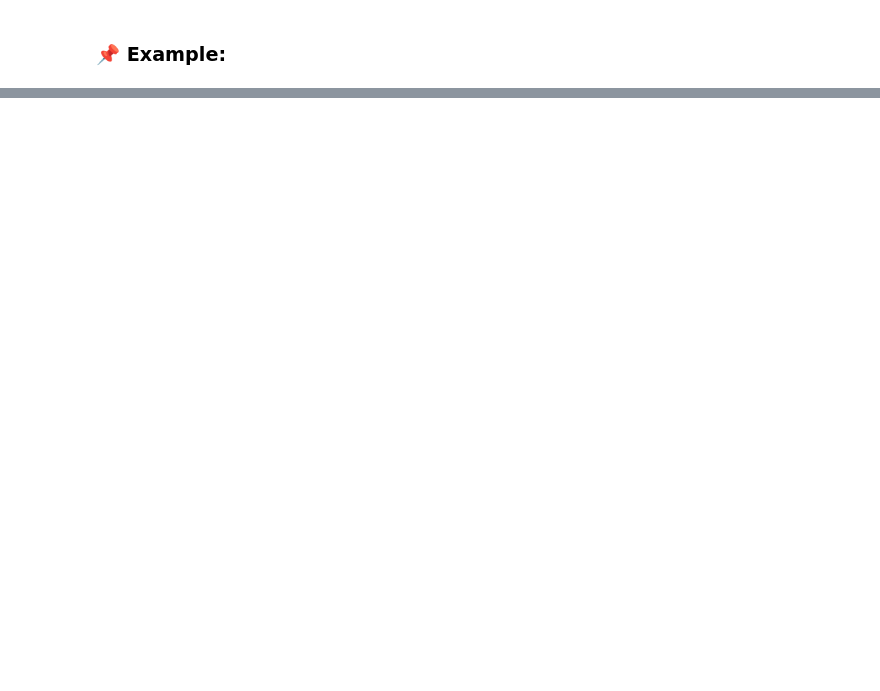
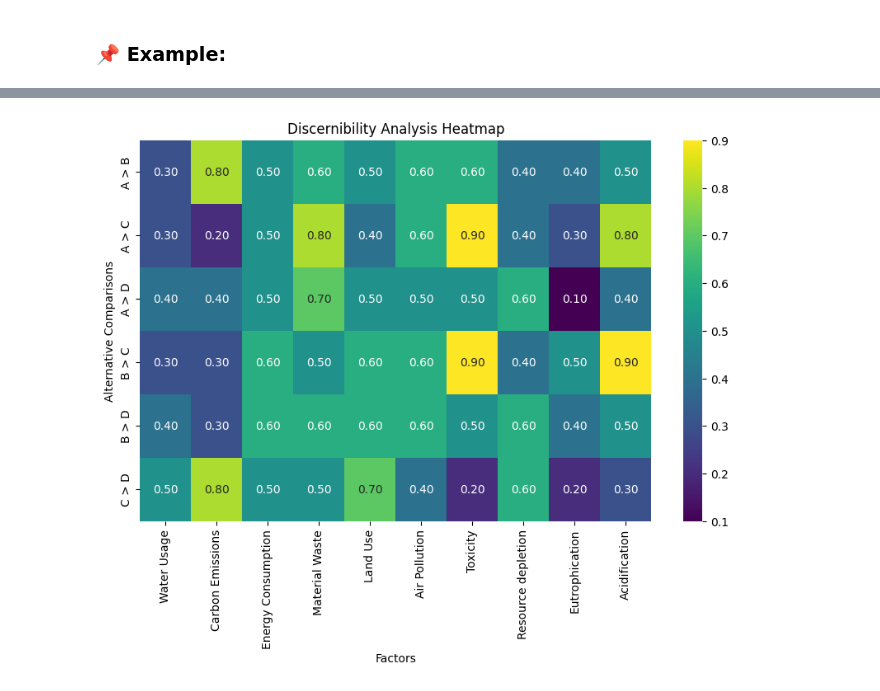
Before and after one commit to YahyaMansoub/QUACI-ACV, a Jupyter notebook: Code/main.ipynb, the cells around one changed output, grey strips where cells are left out. Saved outputs shown, nothing was run; the diff lists cells and outputs as text; code cells hidden in the pictures; blank space fills up the shorter version.

```diff
--- a/Code/main.ipynb
+++ b/Code/main.ipynb
@@ -126,0 +289,6 @@ def Discernibility_Analysis(mat1, mat2):
+# %%
+plot_discernibility_heatmap(matrices=[A, B, C, D],
+                            labels=["A", "B", "C", "D"],
+                            factor_names=FACTORS,heatmap_theme="viridis")
+# %% [output]
+[figure, added]
```
Also changed, not shown: parts of 23 cells of this notebook.
